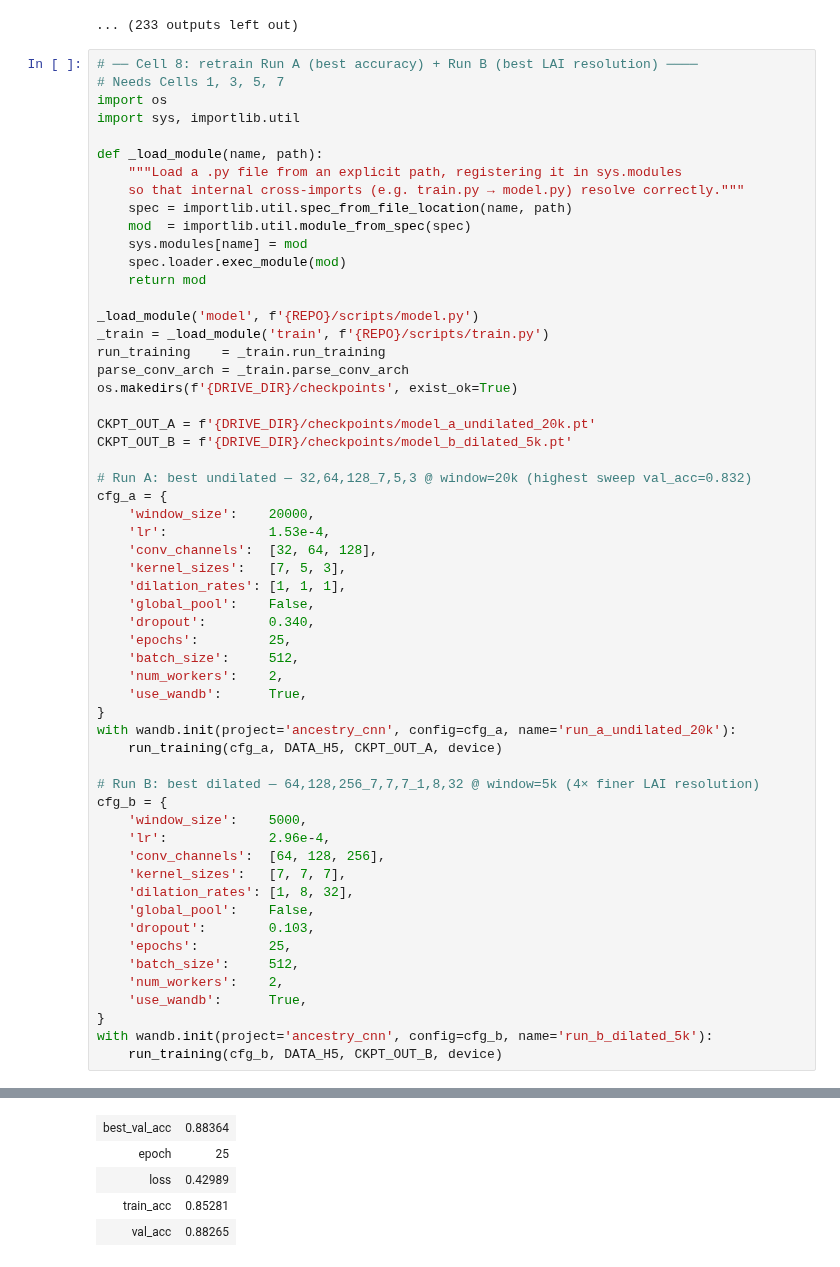
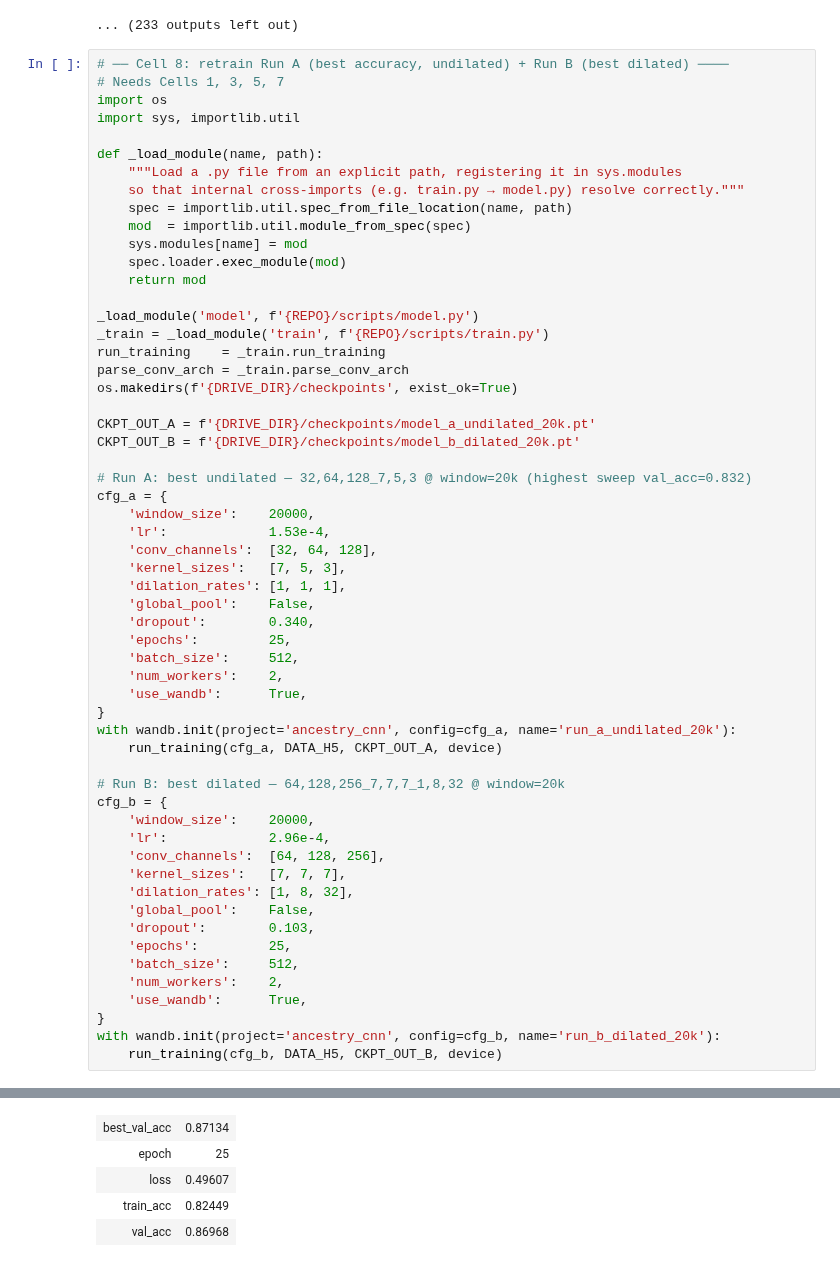
Before and after one commit to aszatrowski/gene_461_final_project, a Jupyter notebook: notebooks/colab_train.ipynb, the cells around one changed output, grey strips where cells are left out. Saved outputs shown, nothing was run; the diff lists cells and outputs as text.

Commit message:
run model b with `window_size = 20000` so that confusion matrices have the same support

```diff
--- a/notebooks/colab_train.ipynb
+++ b/notebooks/colab_train.ipynb
@@ -199,7 +184,7 @@ Run history:
 | val_acc | ▁▅▆▇▇█████ |
 ... (233 outputs left out)
 # %%
-# ── Cell 8: retrain Run A (best accuracy) + Run B (best LAI resolution) ────
+# ── Cell 8: retrain Run A (best accuracy, undilated) + Run B (best dilated) ────
 # Needs Cells 1, 3, 5, 7
 import os
 import sys, importlib.util
@@ -220,7 +205,7 @@ parse_conv_arch = _train.parse_conv_arch
 os.makedirs(f'{DRIVE_DIR}/checkpoints', exist_ok=True)
 
 CKPT_OUT_A = f'{DRIVE_DIR}/checkpoints/model_a_undilated_20k.pt'
-CKPT_OUT_B = f'{DRIVE_DIR}/checkpoints/model_b_dilated_5k.pt'
+CKPT_OUT_B = f'{DRIVE_DIR}/checkpoints/model_b_dilated_20k.pt'
 
 # Run A: best undilated — 32,64,128_7,5,3 @ window=20k (highest sweep val_acc=0.832)
 cfg_a = {
@@ -239,9 +224,9 @@ cfg_a = {
 with wandb.init(project='ancestry_cnn', config=cfg_a, name='run_a_undilated_20k'):
     run_training(cfg_a, DATA_H5, CKPT_OUT_A, device)
 
-# Run B: best dilated — 64,128,256_7,7,7_1,8,32 @ window=5k (4× finer LAI resolution)
+# Run B: best dilated — 64,128,256_7,7,7_1,8,32 @ window=20k
 cfg_b = {
-    'window_size':    5000,
+    'window_size':    20000,
     'lr':             2.96e-4,
     'conv_channels':  [64, 128, 256],
     'kernel_sizes':   [7, 7, 7],
@@ -253,7 +238,7 @@ cfg_b = {
     'num_workers':    2,
     'use_wandb':      True,
 }
-with wandb.init(project='ancestry_cnn', config=cfg_b, name='run_b_dilated_5k'):
+with wandb.init(project='ancestry_cnn', config=cfg_b, name='run_b_dilated_20k'):
     run_training(cfg_b, DATA_H5, CKPT_OUT_B, device)
 # %% [output]
 [interactive output not drawn]
@@ -288,9 +273,9 @@ Run history:
 Run summary:
-| best_val_acc | 0.88364 |
+| best_val_acc | 0.87134 |
 | epoch | 25 |
-| loss | 0.42989 |
-| train_acc | 0.85281 |
-| val_acc | 0.88265 |
+| loss | 0.49607 |
+| train_acc | 0.82449 |
+| val_acc | 0.86968 |
 ... (16 outputs left out)
 # %%
 # ── Cell 9: evaluate both checkpoints (needs Cell 1 only) ─────────────────
```
Also changed, not shown: parts of 6 cells of this notebook, 4 other files.
